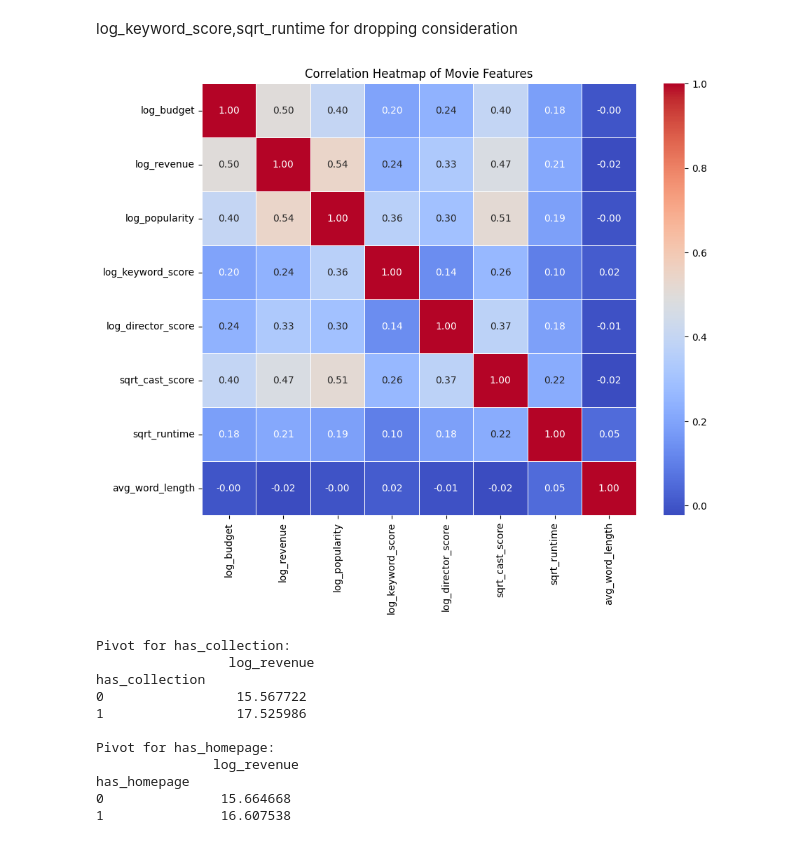
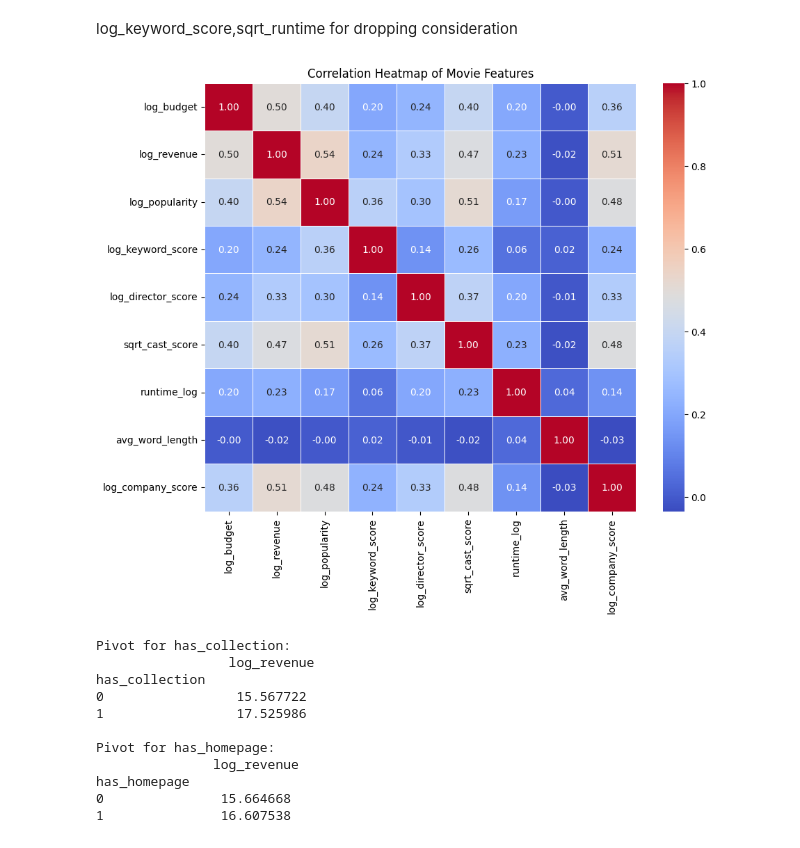
Before and after one commit to abinash128648/tmdb-box-office-prediction, a Jupyter notebook: movie-revenue-predicton.ipynb, the cells around one changed output. Saved outputs shown, nothing was run; the diff lists cells and outputs as text; code cells hidden in the pictures.

```diff
--- a/movie-revenue-predicton.ipynb
+++ b/movie-revenue-predicton.ipynb
@@ -246,7 +251,7 @@ df['director'] = df['crew'].apply(extract_director)
 freq = df['director'].value_counts()
 df['director_score'] = df['director'].map(freq)
 # %%
-df.drop(columns=['belongs_to_collection','id','collection_name','genres_list','genres','homepage', 'imdb_id','original_title','overview','poster_path','production_companies','company_names','production_countries', 'release_date','spoken_languages','status','tagline','title','keyword_names','Keywords','cast_names','cast','crew','director',], inplace=True)
+df.drop(columns=['belongs_to_collection','id','collection_name','genres_list','genres','homepage', 'imdb_id','original_title','overview','poster_path','production_companies','company_names','production_countries', 'release_date','status','tagline','title','keyword_names','Keywords','cast_names','cast','crew','director',], inplace=True)
 # %%
 df.head()
 # %% [output]
@@ -436,8 +441,10 @@ df['log_revenue'] = np.log1p(df['revenue'])
 df['log_popularity'] = np.log1p(df['popularity'])
 df['log_keyword_score'] = np.log1p(df['keyword_score'])
 df['log_director_score'] = np.log1p(df['director_score'])
+df['log_company_score'] = np.log1p(df['company_score'])
 # %%
 df['sqrt_cast_score'] = np.sqrt(df['cast_score'])
-df['sqrt_runtime'] = np.sqrt(df['runtime'])
+df['runtime'] = df['runtime'].replace(0, np.nan)
+df['runtime_log'] = np.log1p(df['runtime'])
 # %%
 skewed_cols = ['log_budget','log_revenue','log_popularity','log_keyword_score','log_director_score',
@@ -465,20 +472,20 @@ log_keyword_score,sqrt_runtime for dropping consideration
 # %%
 cols = [
     'log_budget', 'log_revenue', 'log_popularity',
     'log_keyword_score', 'log_director_score',
-    'sqrt_cast_score', 'sqrt_runtime', 'avg_word_length'
+    'sqrt_cast_score', 'runtime_log', 'avg_word_length','log_company_score'
 ]
 
 # Compute correlation matrix
 corr_matrix = df[cols].corr()
 
 # Plot heatmap
 plt.figure(figsize=(10,8))
 sns.heatmap(corr_matrix, annot=True, cmap='coolwarm', fmt=".2f", linewidths=0.5)
 plt.title("Correlation Heatmap of Movie Features")
 plt.show()
 # %% [output]
-[figure, old version]
+[figure, new version]
 # %%
 df = df.drop(columns=['avg_word_length'])
 # %%
```
Also changed, not shown: parts of 35 cells of this notebook.
